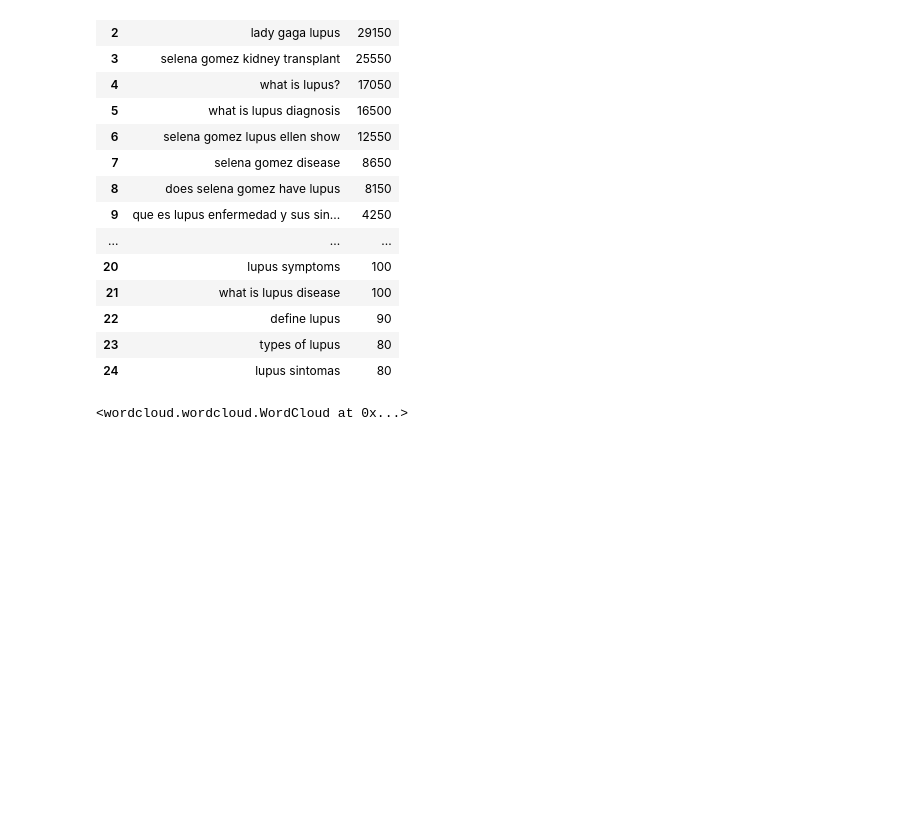
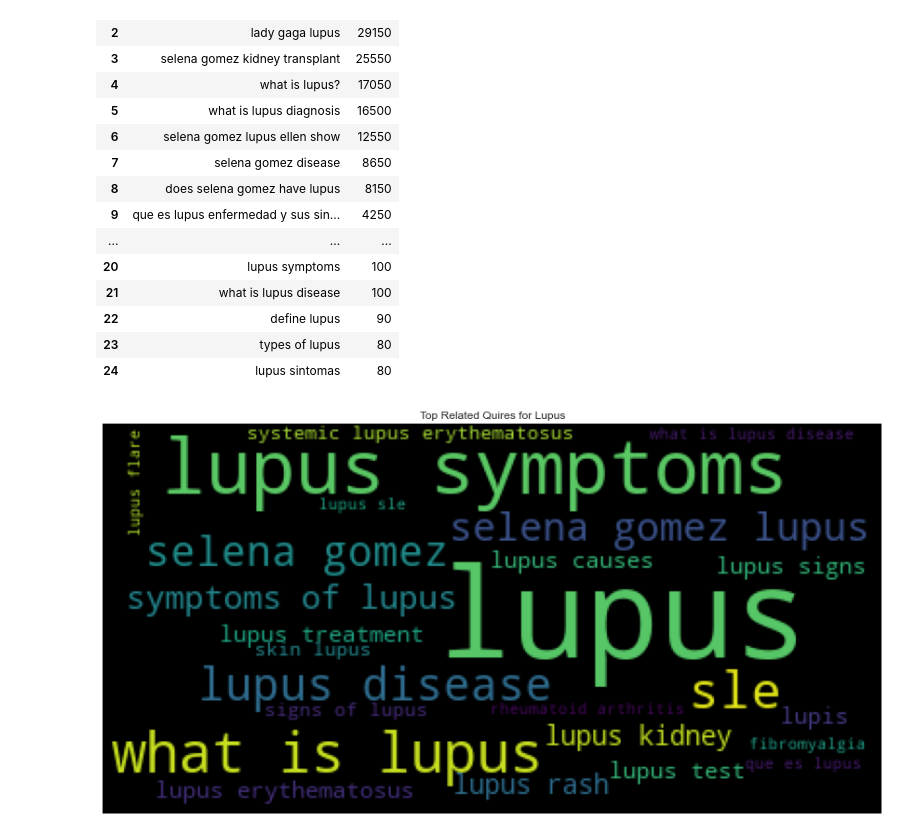
Before and after one commit to kkrusere/Cultural-Health-Moments, a Jupyter notebook: Cultural_Health Moments.ipynb, the cells around one changed output. Drawn from its saved outputs; the diff is of its cells as text; code cells hidden in the pictures; blank space fills up the shorter version.

```diff
--- a/Cultural_Health Moments.ipynb
+++ b/Cultural_Health Moments.ipynb
@@ -327,9 +336,10 @@ Rising Related Quiries for Lupus
 | 23 | types of lupus | 80 |
 | 24 | lupus sintomas | 80 |
 # %%
-tuples = [tuple(x) for x in df1.values]
-wordcloud = WordCloud().generate_from_frequencies(dict(tuples))
+def wordcloud_of_related_queries(df, title):
+    tuples = [tuple(x) for x in df.values]
+    wordcloud = WordCloud().generate_from_frequencies(dict(tuples))
+    plt.imshow(wordcloud)
+    plt.axis('off')
+    plt.title(title)
+    plt.show()
-# %%
-wordcloud
-# %% [output]
-<wordcloud.wordcloud.WordCloud at 0x...>
@@ -337,0 +346,4 @@ x
+# %%
+wordcloud_of_related_queries(df1, f'Top Related Quires for {df.columns[1]}')
+# %% [output]
+[figure, added]
```
Also changed, not shown: parts of 5 cells of this notebook.
